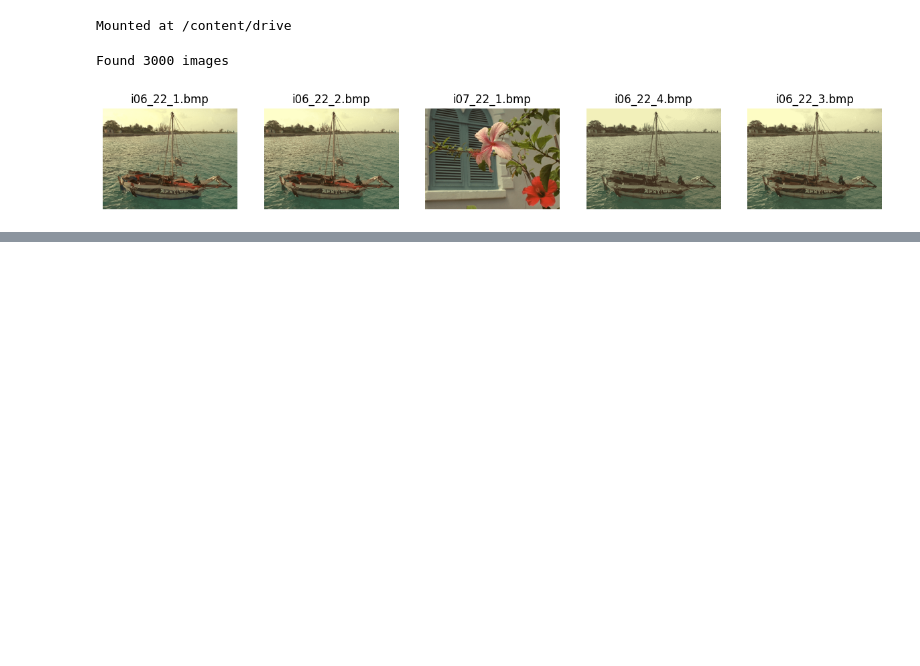
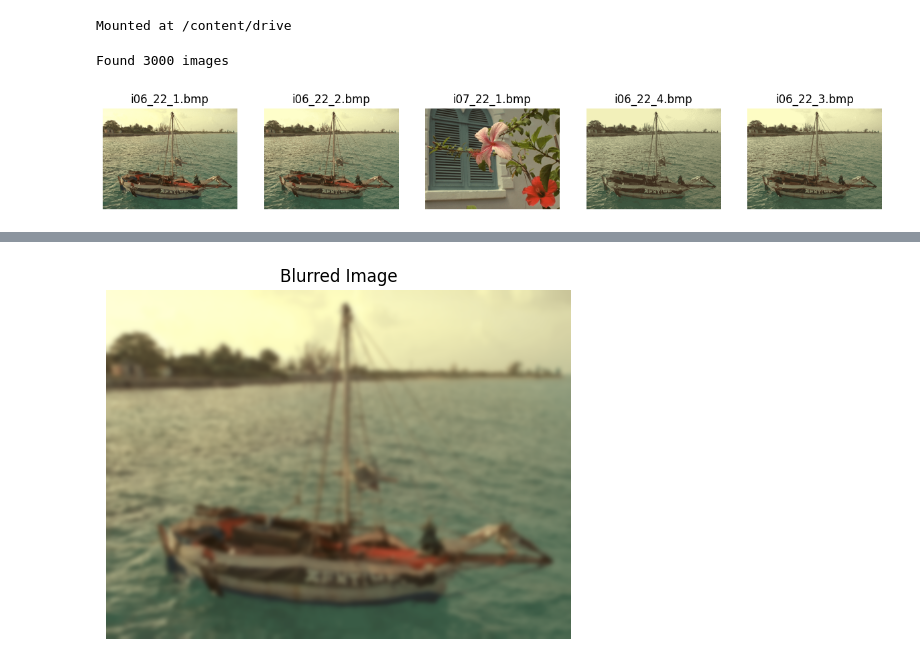
Before and after one commit to vestinabert/Image_Processing, a Jupyter notebook: Image_Quality_Assessment.ipynb, the cells around one changed output, grey strips where cells are left out. Cells and saved outputs as stored; diff of their text form; code cells hidden in the pictures; blank space fills up the shorter version.

Commit message:
Adding blur

```diff
--- a/Image_Quality_Assessment.ipynb
+++ b/Image_Quality_Assessment.ipynb
@@ -39,0 +54,10 @@ import matplotlib.pyplot as plt
+# %%
+blurred_img = cv2.GaussianBlur(original_img, (15, 15), 0)
+
+plt.figure(figsize=(6,6))
+plt.imshow(blurred_img)
+plt.axis("off")
+plt.title("Blurred Image")
+plt.show()
+# %% [output]
+[figure, added]
```
Also changed, not shown: parts of 2 cells of this notebook.
